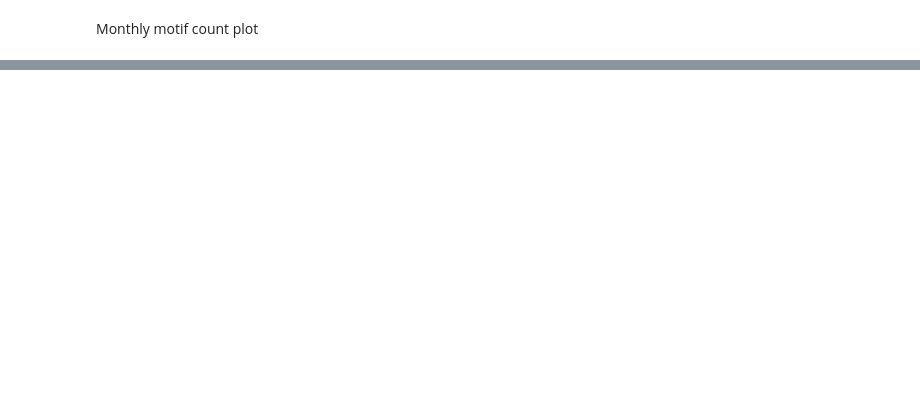
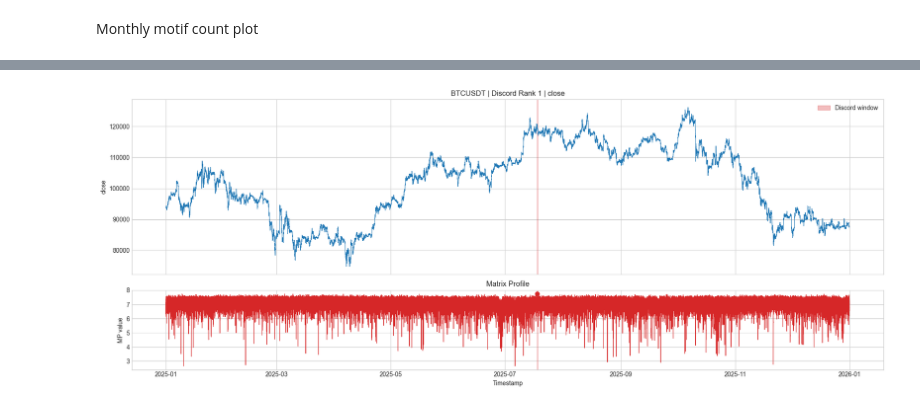
Before and after one commit to theakshaybande/crypto-time-series-motifs, a Jupyter notebook: notebooks/method_testing/02_gpu_stomp_with_stumpy.ipynb, the cells around one changed output, grey strips where cells are left out. Cells and saved outputs as stored; diff of their text form; code cells hidden in the pictures; blank space fills up the shorter version.

```diff
--- a/notebooks/method_testing/02_gpu_stomp_with_stumpy.ipynb
+++ b/notebooks/method_testing/02_gpu_stomp_with_stumpy.ipynb
@@ -1681,0 +2034,86 @@ else:
+# %%
+def plot_single_discord_timeline(
+    df,
+    matrix_profile,
+    discord_df,
+    window,
+    discord_rank=1,
+    asset_name="Asset",
+    value_col="close",
+    downsample_step=10,
+    figsize=(18, 7)
+):
+    if df.empty:
+        print(f"{asset_name}: dataframe is empty.")
+        return
+
+    if discord_df is None or discord_df.empty:
+        print(f"{asset_name}: discord_df is empty.")
+        return
+
+    idx_col = _resolve_discord_index_col(discord_df)
+
+    if "rank" in discord_df.columns:
+        row = discord_df[discord_df["rank"] == discord_rank]
+        if row.empty:
+            print(f"{asset_name}: discord rank {discord_rank} not found.")
+            return
+        row = row.iloc[0]
+    else:
+        discord_sorted = discord_df.sort_values("profile_value", ascending=False).reset_index(drop=True)
+        if discord_rank < 1 or discord_rank > len(discord_sorted):
+            print(f"{asset_name}: discord rank {discord_rank} out of range.")
+            return
+        row = discord_sorted.iloc[discord_rank - 1]
+
+    d_idx = int(row[idx_col])
+    d_start = df.iloc[d_idx]["timestamp"]
+    d_end = df.iloc[min(d_idx + window - 1, len(df) - 1)]["timestamp"]
+
+    df_plot = df.iloc[::downsample_step].copy() if downsample_step > 1 else df.copy()
+    ts_full = df["timestamp"].iloc[:len(matrix_profile)]
+
+    fig, axes = plt.subplots(
+        2, 1,
+        figsize=figsize,
+        sharex=True,
+        gridspec_kw={"height_ratios": [2.2, 1]}
+    )
+
+    ax_top, ax_bottom = axes
+
+    ax_top.plot(df_plot["timestamp"], df_plot[value_col], linewidth=0.8)
+    ax_top.axvspan(d_start, d_end, alpha=0.3, color="tab:red", label="Discord window")
+    ax_top.set_title(f"{asset_name} | Discord Rank {discord_rank} | {value_col}")
+    ax_top.set_ylabel(value_col)
+    ax_top.legend()
+
+    ax_bottom.plot(ts_full, matrix_profile, linewidth=0.8, color="tab:red")
+    ax_bottom.axvspan(d_start, d_end, alpha=0.3, color="tab:red")
+
+    if d_idx < len(matrix_profile):
+        ax_bottom.scatter(df.iloc[d_idx]["timestamp"], matrix_profile[d_idx], s=45, color="tab:red", zorder=5)
+
+    ax_bottom.set_title("Matrix Profile")
+    ax_bottom.set_ylabel("MP value")
+    ax_bottom.set_xlabel("Timestamp")
+
+    plt.tight_layout()
+    plt.show()
+
+    display(pd.DataFrame([row]))
+
+
+# Example usage
+plot_single_discord_timeline(
+    df=sample_df,
+    matrix_profile=matrix_profile,
+    discord_df=discord_df,
+    window=window,
+    discord_rank=1,
+    asset_name="BTCUSDT",
+    value_col="close" if "close" in sample_df.columns else "signal",
+    downsample_step=15
+)
+# %% [output]
+[figure, added]
```
Also changed, not shown: parts of 14 cells of this notebook, 1 other file.
